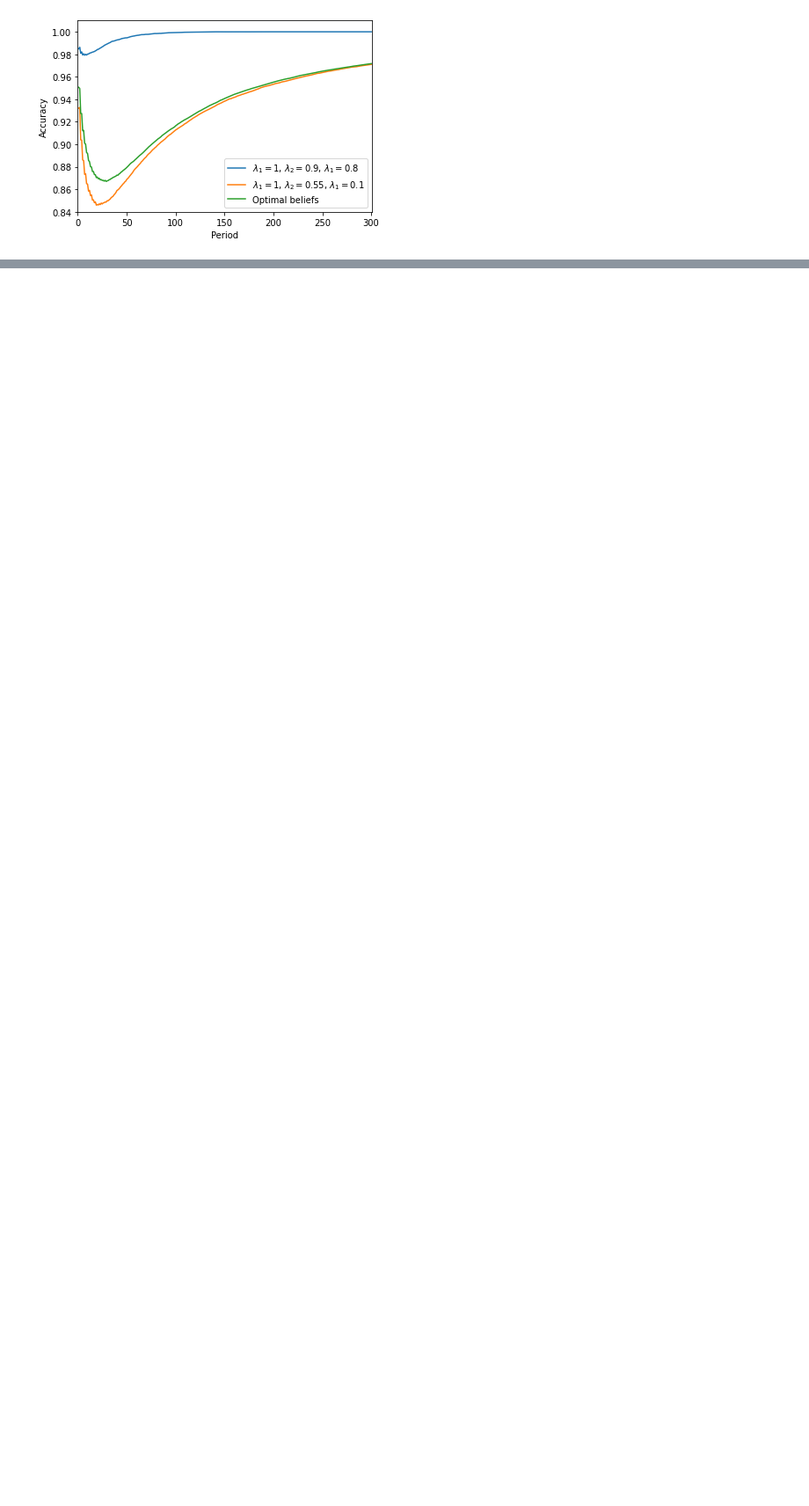
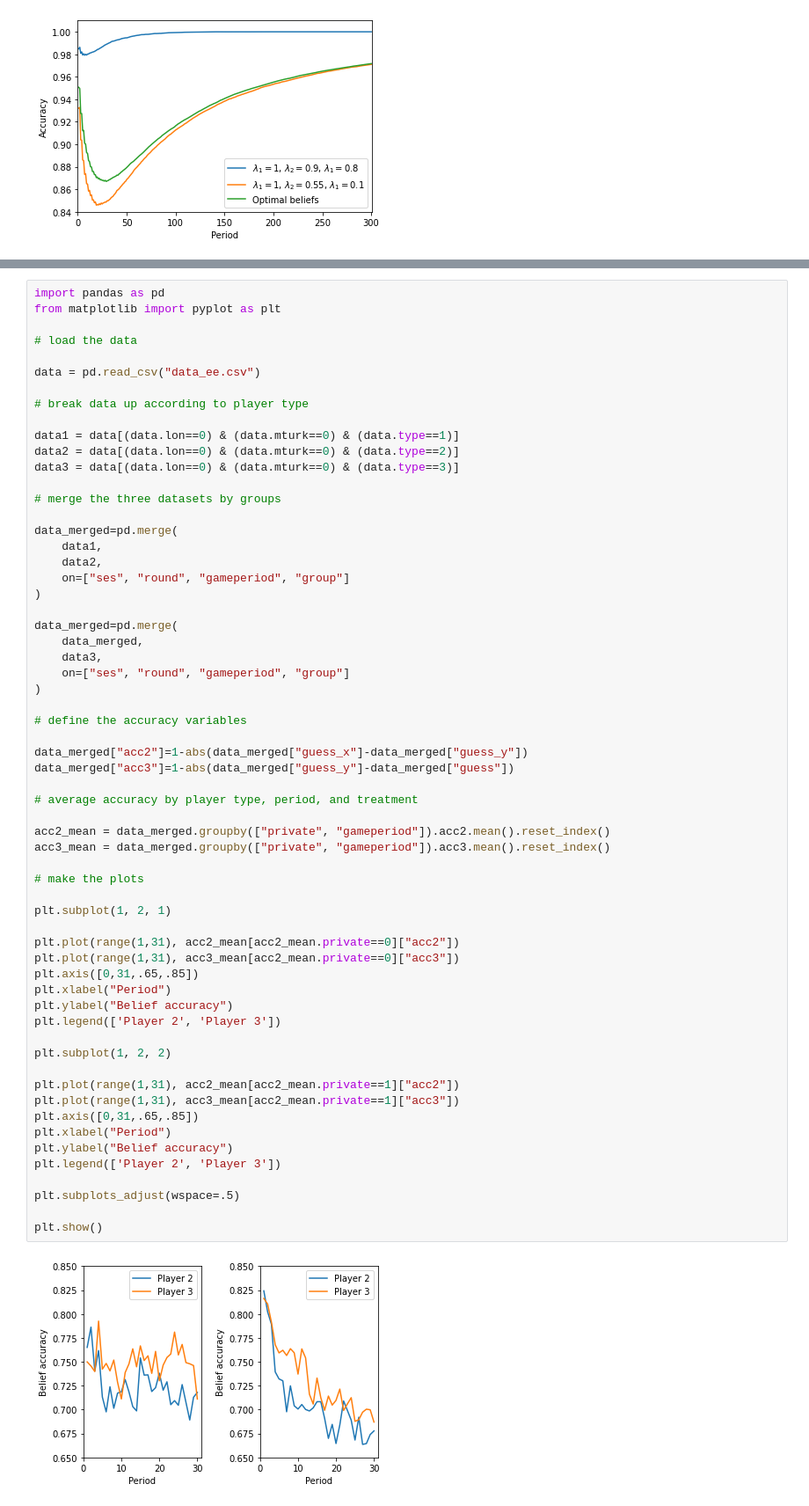
Before and after one commit to pevdokim/Higher-order-Learning, a Jupyter notebook: common_jupyter.ipynb, the cells around one changed output, grey strips where cells are left out. Shown at 88% size. Saved outputs shown, nothing was run; the diff lists cells and outputs as text; blank space fills up the shorter version.

```diff
--- a/common_jupyter.ipynb
+++ b/common_jupyter.ipynb
@@ -363,0 +400,63 @@ plt.show()
+# %%
+import pandas as pd
+from matplotlib import pyplot as plt
+
+# load the data
+
+data = pd.read_csv("data_ee.csv")
+
+# break data up according to player type
+
+data1 = data[(data.lon==0) & (data.mturk==0) & (data.type==1)]
+data2 = data[(data.lon==0) & (data.mturk==0) & (data.type==2)]
+data3 = data[(data.lon==0) & (data.mturk==0) & (data.type==3)]
+
+# merge the three datasets by groups
+
+data_merged=pd.merge(
+    data1,
+    data2,
+    on=["ses", "round", "gameperiod", "group"]
+)
+
+data_merged=pd.merge(
+    data_merged,
+    data3,
+    on=["ses", "round", "gameperiod", "group"]
+)
+
+# define the accuracy variables
+
+data_merged["acc2"]=1-abs(data_merged["guess_x"]-data_merged["guess_y"])
+data_merged["acc3"]=1-abs(data_merged["guess_y"]-data_merged["guess"])
+
+# average accuracy by player type, period, and treatment
+
+acc2_mean = data_merged.groupby(["private", "gameperiod"]).acc2.mean().reset_index()
+acc3_mean = data_merged.groupby(["private", "gameperiod"]).acc3.mean().reset_index()
+
+# make the plots
+
+plt.subplot(1, 2, 1)
+
+plt.plot(range(1,31), acc2_mean[acc2_mean.private==0]["acc2"])
+plt.plot(range(1,31), acc3_mean[acc2_mean.private==0]["acc3"])
+plt.axis([0,31,.65,.85])
+plt.xlabel("Period")
+plt.ylabel("Belief accuracy")
+plt.legend(['Player 2', 'Player 3'])
+
+plt.subplot(1, 2, 2)
+
+plt.plot(range(1,31), acc2_mean[acc2_mean.private==1]["acc2"])
+plt.plot(range(1,31), acc3_mean[acc2_mean.private==1]["acc3"])
+plt.axis([0,31,.65,.85])
+plt.xlabel("Period")
+plt.ylabel("Belief accuracy")
+plt.legend(['Player 2', 'Player 3'])
+
+plt.subplots_adjust(wspace=.5)
+
+plt.show()
+# %% [output]
+[figure, added]
```
Also changed, not shown: parts of 5 cells of this notebook, 3 other files.
